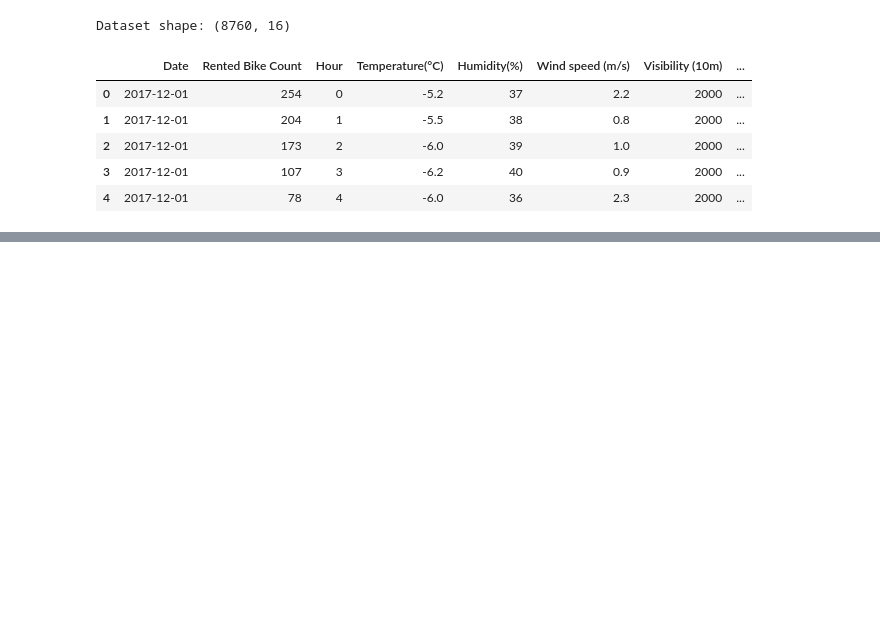
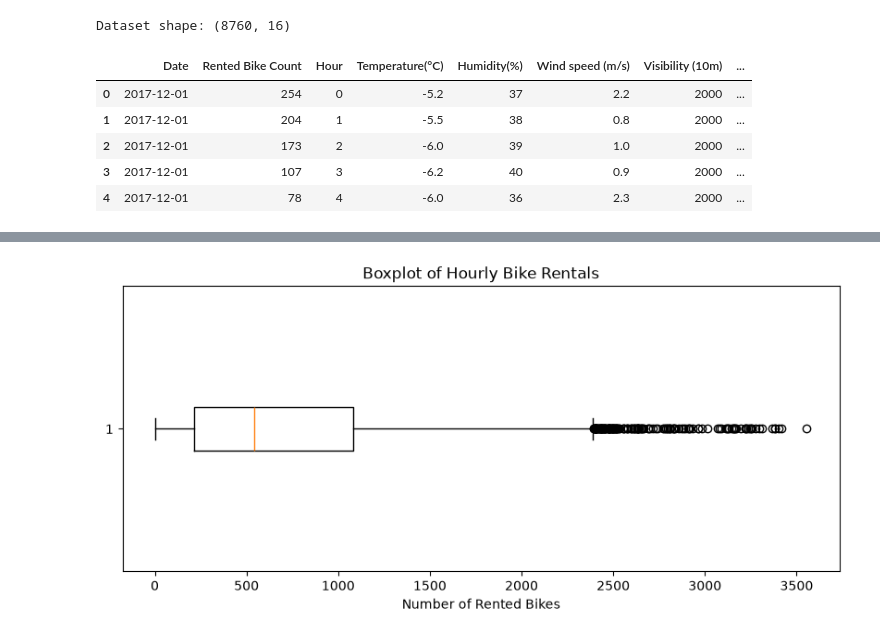
Before and after one commit to ChandaNovent/BikeFlow, a Jupyter notebook: 01_bikeflow_analysis.ipynb, the cells around one changed output, grey strips where cells are left out. Saved outputs shown, nothing was run; the diff lists cells and outputs as text; code cells hidden in the pictures; blank space fills up the shorter version.

```diff
--- a/01_bikeflow_analysis.ipynb
+++ b/01_bikeflow_analysis.ipynb
@@ -40,0 +202,9 @@ Dataset shape: (8760, 16)
+# %%
+
+# Keep the original dataset unchanged
+# Select only hours when the rental system was operating
+df_model = df[df["Functioning Day"] == "Yes"].copy()
+
+# Check the number of observations
+print("Original dataset:", df.shape)
+print("Modeling dataset:", df_model.shape)
@@ -40,0 +370,16 @@ Dataset shape: (8760, 16)
+# %%
+
+# Create a boxplot to examine the distribution and potential outliers
+plt.figure(figsize=(10, 4))
+
+# Show the distribution of hourly bike rentals
+plt.boxplot(df_model["Rented Bike Count"], vert=False)
+
+# Add a title and label
+plt.title("Boxplot of Hourly Bike Rentals")
+plt.xlabel("Number of Rented Bikes")
+
+# Display the chart
+plt.show()
+# %% [output]
+[figure, added]
```
Also changed, not shown: parts of 25 cells of this notebook.
